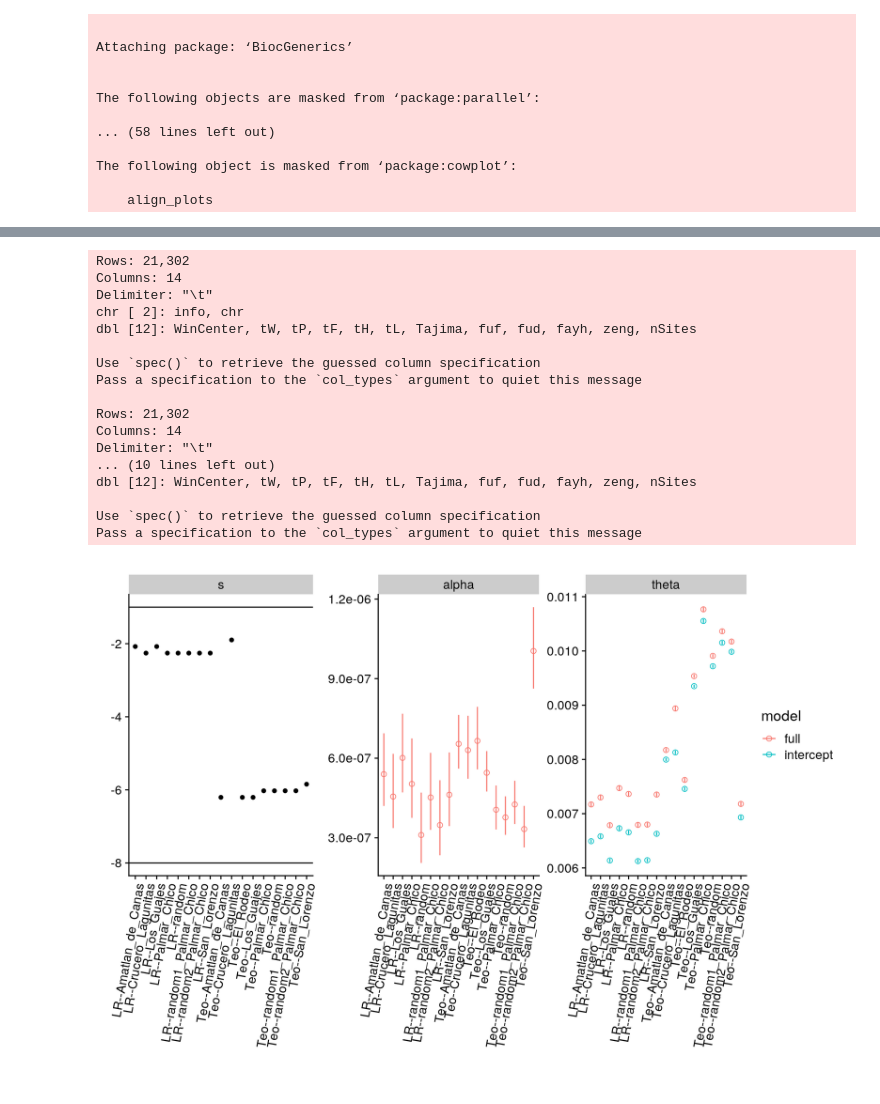
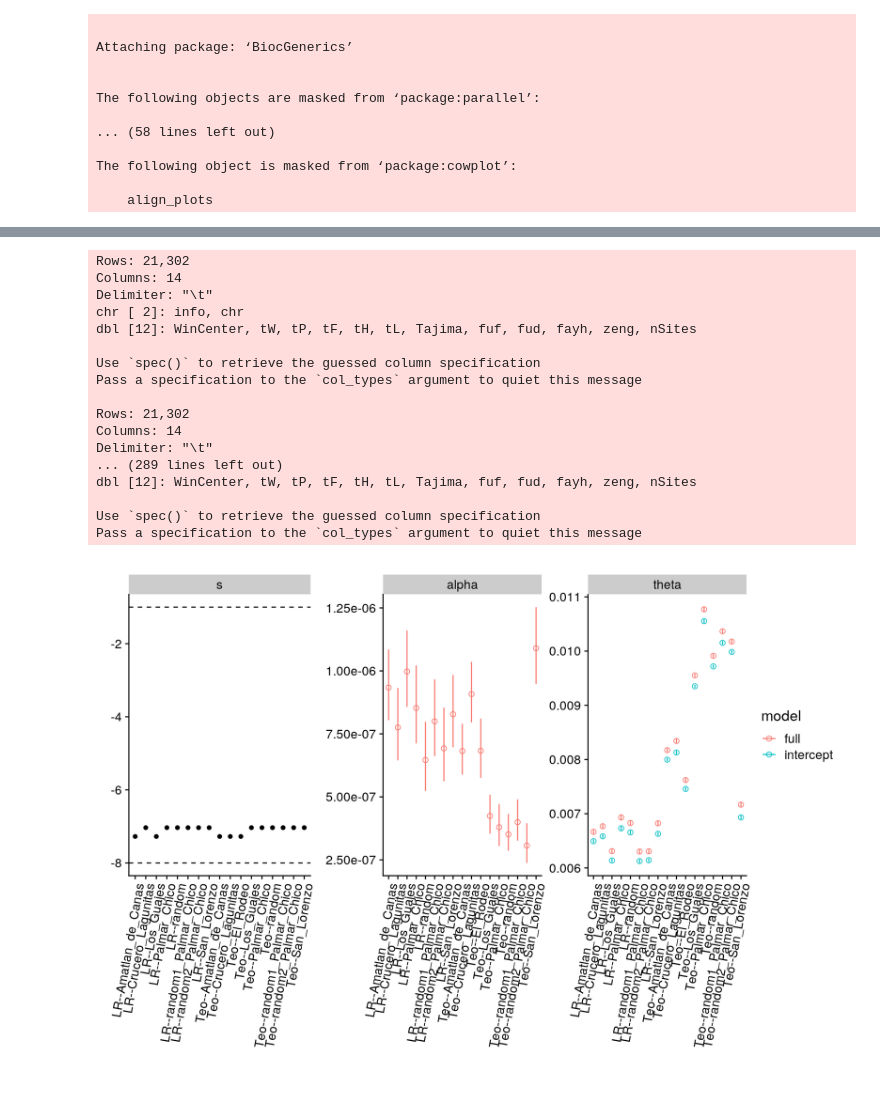
Before and after one commit to silastittes/parv_local, a Jupyter notebook: notebooks/BGSmodeling.ipynb, the cells around one changed output, grey strips where cells are left out. Drawn from its saved outputs; the diff is of its cells as text; code cells hidden in the pictures.

```diff
--- a/notebooks/BGSmodeling.ipynb
+++ b/notebooks/BGSmodeling.ipynb
@@ -208,7 +208,7 @@ infer_theta <- function(pi, G_i, fd_i, rbp_i, sample_size = 100, pop = "", mode
   sig_bound <- c(-Inf, Inf)
   ll <- 1e-10
   hh <- 100
-  denom <- 2
+  denom <- 1
   #model fit
   mod_full <-
     optim(
@@ -398,7 +398,7 @@ build_bgs_fit <- function(chrms, pi_df, genetic_map_df, functional_df, s, h, mu,
         model_df$G,
         model_df$functional_bps,
         model_df$rho,
-        sample_size = nrow(model_df),
+        sample_size = min(nrow(model_df), 1000),
         pop = pop,
         conf = conf,
         pred = pred,
@@ -522,5 +533,5 @@ A grouped_df: 6 × 4
 # %%
-param_grid <- expand_grid(s = 10^seq(-8, -1, length.out = 40), mu = c(1e-8), h = c(.5))
+param_grid <- expand_grid(s = 10^seq(-8, -1, length.out = 30), mu = c(1e-7, 1e-8), h = c(.5))
 full_fits <-
 pops %>% map(~{
     print(.x)
@@ -632,7 +673,7 @@ A grouped_df: 17 × 10
 library(patchwork)
 chrms <- paste0("chr", 1:10)
 
-best_fit_list <- best_mod %>%
+best_fit_list <- best_mod_8 %>%
 dplyr::select(pop, s, mu, h) %>%
     pmap(function(pop, s, mu, h){
         PI <- read_angsd_pi(str_glue("../data/angsd_pi/{pop}_theta.txt"))
@@ -646,7 +687,28 @@ dplyr::select(pop, s, mu, h) %>%
         })
 
 #commented out to avoid overwriting on accident
-saveRDS(best_fit_list, "bgs_bestfit.rds")
+saveRDS(best_fit_list, "bgs_bestfit_mu-8.rds")
+
+
+
+library(patchwork)
+chrms <- paste0("chr", 1:10)
+
+best_fit_list <- best_mod_7 %>%
+dplyr::select(pop, s, mu, h) %>%
+    pmap(function(pop, s, mu, h){
+        PI <- read_angsd_pi(str_glue("../data/angsd_pi/{pop}_theta.txt"))
+        build_bgs_fit(
+            chrms = chrms,
+            pi_df= PI,
+            genetic_map_df = gen_map_all_chr,
+            functional_df = gff_test,
+            s = s, h = h, mu = mu, pop = pop,
+            conf = T, pred = T, mode = "beta")
+        })
+
+#commented out to avoid overwriting on accident
+saveRDS(best_fit_list, "bgs_bestfit_mu-7.rds")
 # %% [output]
 Rows: 21,302
 Columns: 14
@@ -660,13 +722,15 @@ Pass a specification to the `col_types` argument to quiet this message
 Rows: 21,302
 Columns: 14
 Delimiter: "\t"
-... (10 lines left out)
+... (289 lines left out)
 dbl [12]: WinCenter, tW, tP, tF, tH, tL, Tajima, fuf, fud, fayh, zeng, nSites
 
 Use `spec()` to retrieve the guessed column specification
 Pass a specification to the `col_types` argument to quiet this message
 # %%
-best_fit_list <- readRDS("bgs_bestfit.rds")
+mu_int <- 7
+best_fit_list <- readRDS(str_glue("bgs_bestfit_mu-{mu_int}.rds"))
+best_mod <- eval(parse(text = str_glue("best_mod_{mu_int}")))
 
 aic_df <- map_df(best_fit_list, ~ .x$aic_df)
 conf_df <- map_df(best_fit_list, ~ .x$conf_df)
@@ -674,34 +738,35 @@ pred_df <- map_df(best_fit_list, ~ .x$pred_df)
 # %%
 a  <- filter(conf_df, model %in% c("full", "intercept"), param != "sigma") %>%
     mutate(pop = str_remove_all(pop, ".100000BP"),
           pop = str_remove_all(pop, "v5--")) %>%
+    #mutate(lower = log10(lower), value = log10(value), upper = log10(upper)) %>%
     ggplot() +
     geom_segment(mapping = aes(x = pop, xend = pop, y = lower, yend = upper, colour = model)) +
     geom_point(mapping = aes(pop, value, colour = model), shape = 21, size = 2, inherit.aes = F) +
     facet_wrap(~param, scales = "free") +
     theme(axis.text.x=element_text(angle = 80, hjust = 1),
           axis.title.y=element_blank()) +
     xlab("")
 
 
 b  <- best_mod %>%
     mutate(pop = str_remove_all(pop, ".100000BP"),
            pop = str_remove_all(pop, "v5--"),
           S = "s") %>%
     ggplot(aes(pop, log10(s))) +
     geom_point() +
     facet_wrap(~S, scales = "free") +
     theme(axis.text.x=element_text(angle = 80, hjust = 1),
           axis.title.y=element_blank(),
           legend.position = "n") +
     ylab("") +
     xlab("") +
-    geom_hline(yintercept = log10(1e-8)) +
-    geom_hline(yintercept = log10(1e-1))
+    geom_hline(yintercept = log10(1e-8), lty = 2) +
+    geom_hline(yintercept = log10(1e-1), lty = 2)
 
 b + a + plot_layout(widths = c(1,2))
 # %% [output]
-[figure, old version]
+[figure, new version]
 # %%
 pred_df %>%
     filter(model == "full") %>%
```
Also changed, not shown: parts of 8 cells of this notebook, 9 other files.
